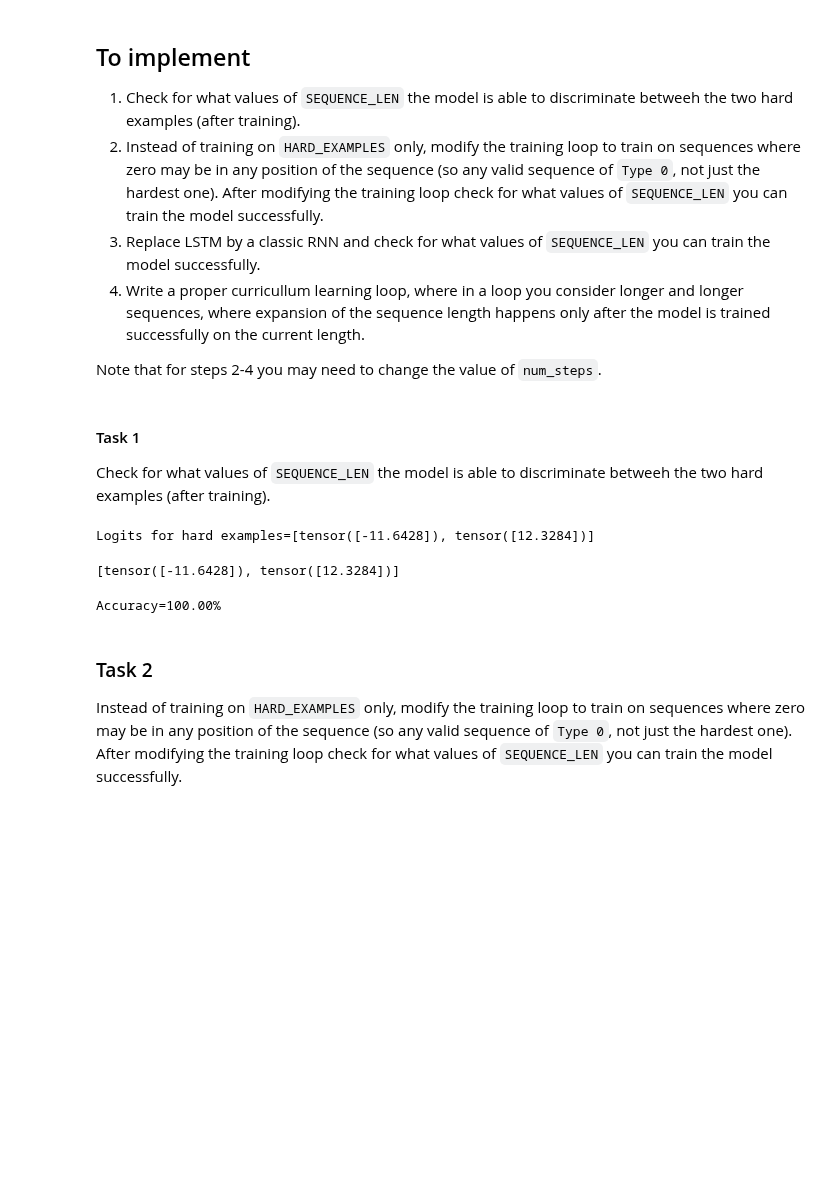
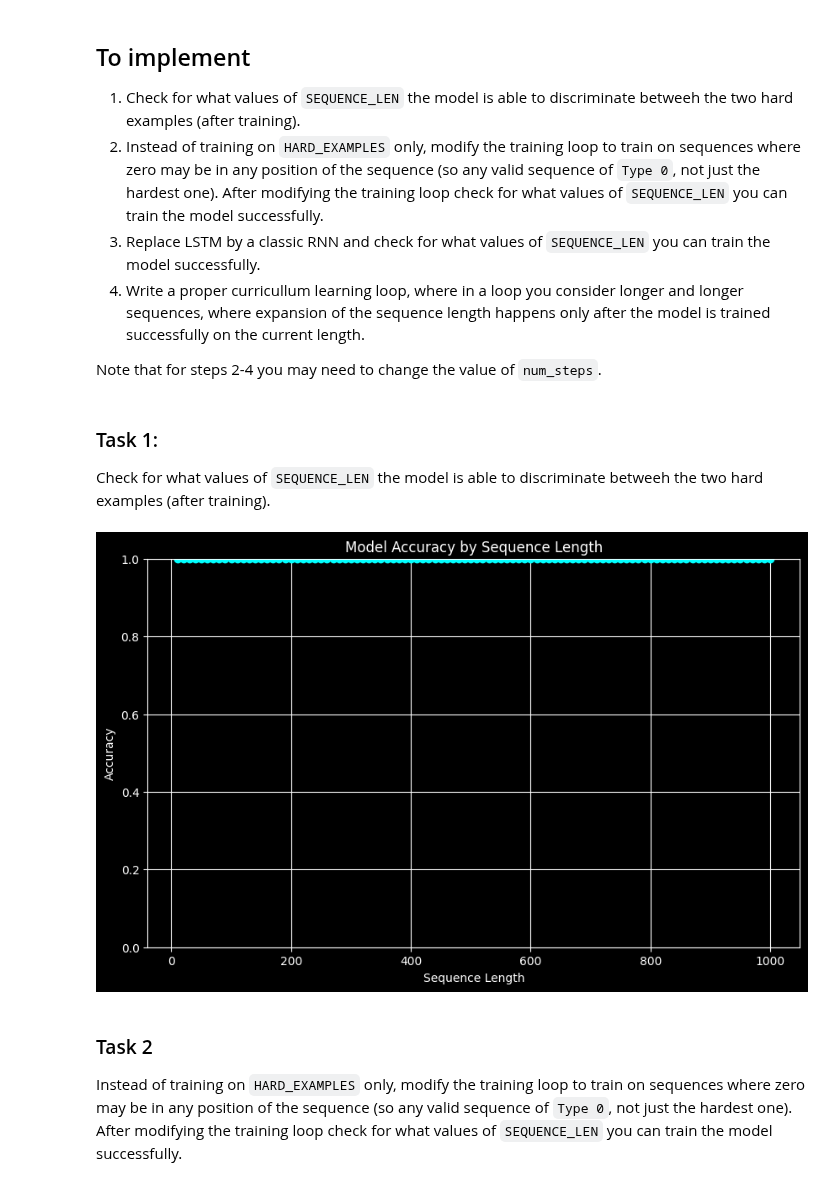
Before and after one commit to aderylo/DNN-23, a Jupyter notebook: notebooks/lab10.ipynb, the cells around one changed output. Drawn from its saved outputs; the diff is of its cells as text; code cells hidden in the pictures; blank space fills up the shorter version.

Commit message:
Task 1,2,3

```diff
--- a/notebooks/lab10.ipynb
+++ b/notebooks/lab10.ipynb
@@ -150,7 +149,7 @@ class Model(nn.Module):
     def forward(self, x: torch.Tensor) -> torch.Tensor:
         out, _ = self.lstm(x)
         sequence_len = x.shape[0]
-        logits = self.hidden2label(F.relu(out[-1].view(-1)))
+        logits = self.hidden2label(F.relu(out[-1]))
         return logits
 # %% [markdown]
 Below is a training loop, where we only train on the two hardest examples.
@@ -197,3 +194,3 @@ def train_model(hidden_dim: int, lr: float, num_steps:int = 10000) -> Model:
 # %%
-model = train_model(hidden_dim=20, lr=0.01, num_steps=10000)
+train_model(hidden_dim=20, lr=0.01, num_steps=10000)
 # %% [output]
@@ -220,11 +217,6 @@ Logits for hard examples=[tensor([-14.5208]), tensor([12.7631])]
 
 Note that for steps 2-4 you may need to change the value of `num_steps`.
 # %% [markdown]
-#### Task 1
+### Task 1:
 Check for what values of `SEQUENCE_LEN` the model is able to discriminate betweeh the two hard examples (after training).
-# %%
-eval_on_hard_examples(model)
-# %% [output]
-Logits for hard examples=[tensor([-11.6428]), tensor([12.3284])]
-[tensor([-11.6428]), tensor([12.3284])]
 # %%
@@ -242,8 +254,30 @@ def eval_accuracy(model : nn.Module, x : list[list[float]], y : list[int]) -> No
-# %%
-eval_accuracy(model, [sequence for sequence, _ in HARD_EXAMPLES],
-              [label for _, label in HARD_EXAMPLES])
-# %% [output]
-Accuracy=100.00%
+# %%
+model = train(hidden_dim=20, lr=0.01, num_steps=1000, data=HARD_EXAMPLES)
+results = {}
+
+for seq_len in range(10, 1010, 10):
+    hard_examples = [([0.]+(seq_len -1)*[1.], 0),
+                 (seq_len *[1.], 1)]
+
+    results[seq_len] = eval_accuracy(model, [sequence for sequence, _ in HARD_EXAMPLES],
+              [label for _, label in HARD_EXAMPLES])
+# %%
+import matplotlib.pyplot as plt
+sequence_lengths = list(results.keys())
+accuracies = list(results.values())
+
+plt.style.use('dark_background')
+
+plt.figure(figsize=(10, 6))
+plt.plot(sequence_lengths, accuracies, marker='o', color='cyan')
+plt.title('Model Accuracy by Sequence Length', color='white')
+plt.xlabel('Sequence Length', color='white')
+plt.ylabel('Accuracy', color='white')
+plt.ylim(0, 1)
+plt.grid(True)
+plt.show()
+# %% [output]
+[figure, added]
 # %% [markdown]
 ### Task 2
 
```
Also changed, not shown: parts of 12 cells of this notebook.
